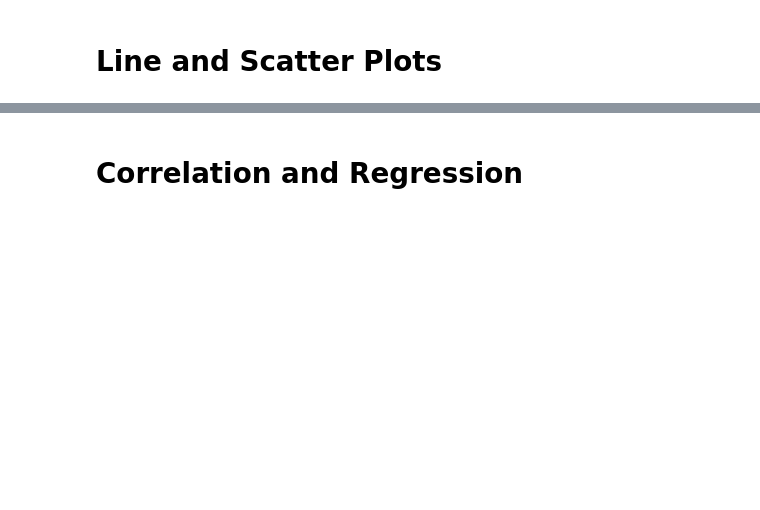
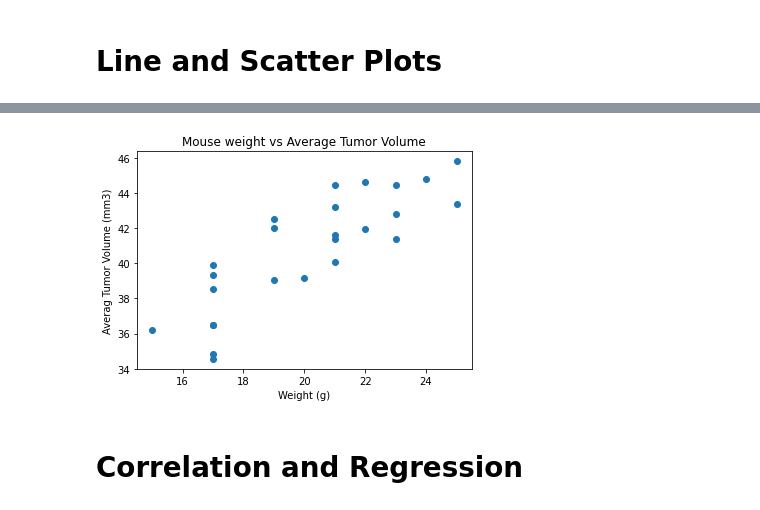
Before and after one commit to ArmandDauti/matplotlib-challenge, a Jupyter notebook: Pymaceuticals/Pymaceuticals.ipynb, the cells around one changed output, grey strips where cells are left out. Cells and saved outputs as stored; diff of their text form; code cells hidden in the pictures; blank space fills up the shorter version.

```diff
--- a/Pymaceuticals/Pymaceuticals.ipynb
+++ b/Pymaceuticals/Pymaceuticals.ipynb
@@ -242,5 +322,15 @@ plt.show()
 # %%
 # Generate a scatter plot of average tumor volume vs. mouse weight for the Capomulin regimen
+average_capomulin_data = capomulin_data.groupby(['Mouse ID']).mean()
+
+plt.scatter(average_capomulin_data['Weight (g)'],average_capomulin_data['Tumor Volume (mm3)'])
+plt.title("Mouse weight vs Average Tumor Volume")
+plt.xlabel("Weight (g)")
+plt.ylabel("Averag Tumor Volume (mm3)")
+
+plt.show()
+# %% [output]
+[figure, added]
 # %% [markdown]
 # Correlation and Regression
 # %%
```
Also changed, not shown: parts of 11 cells of this notebook.
